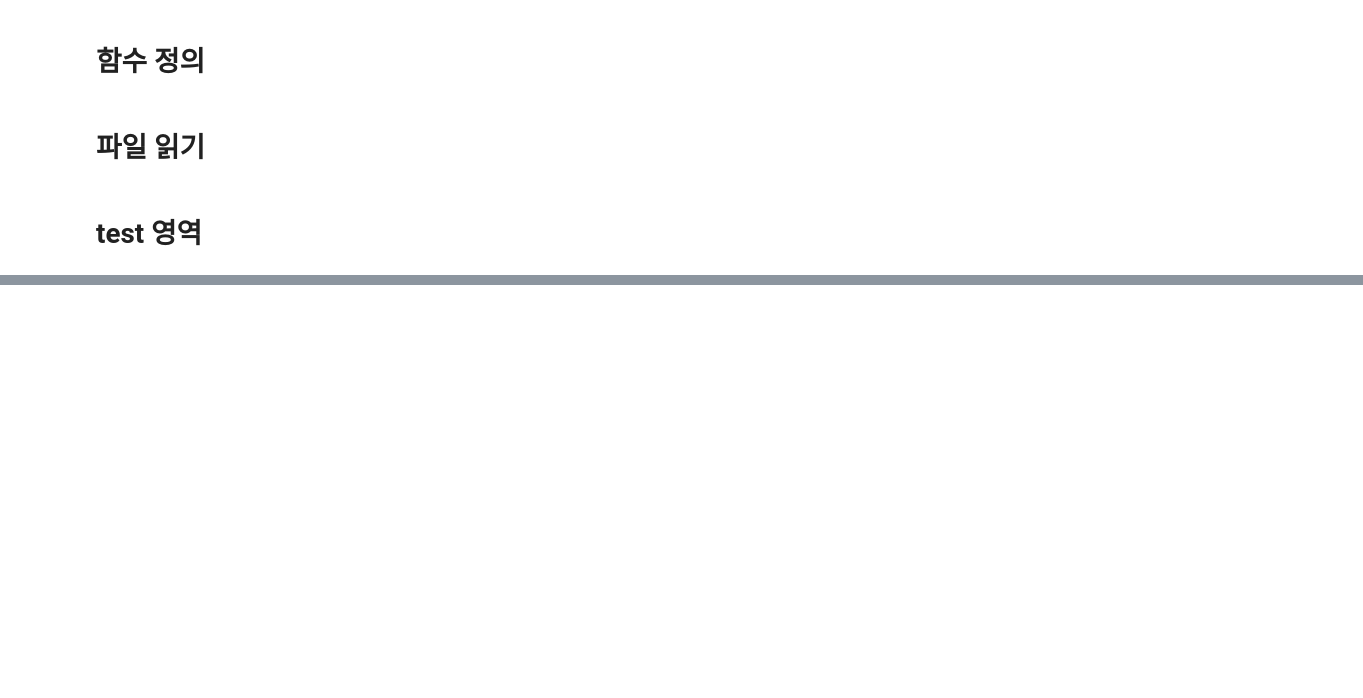
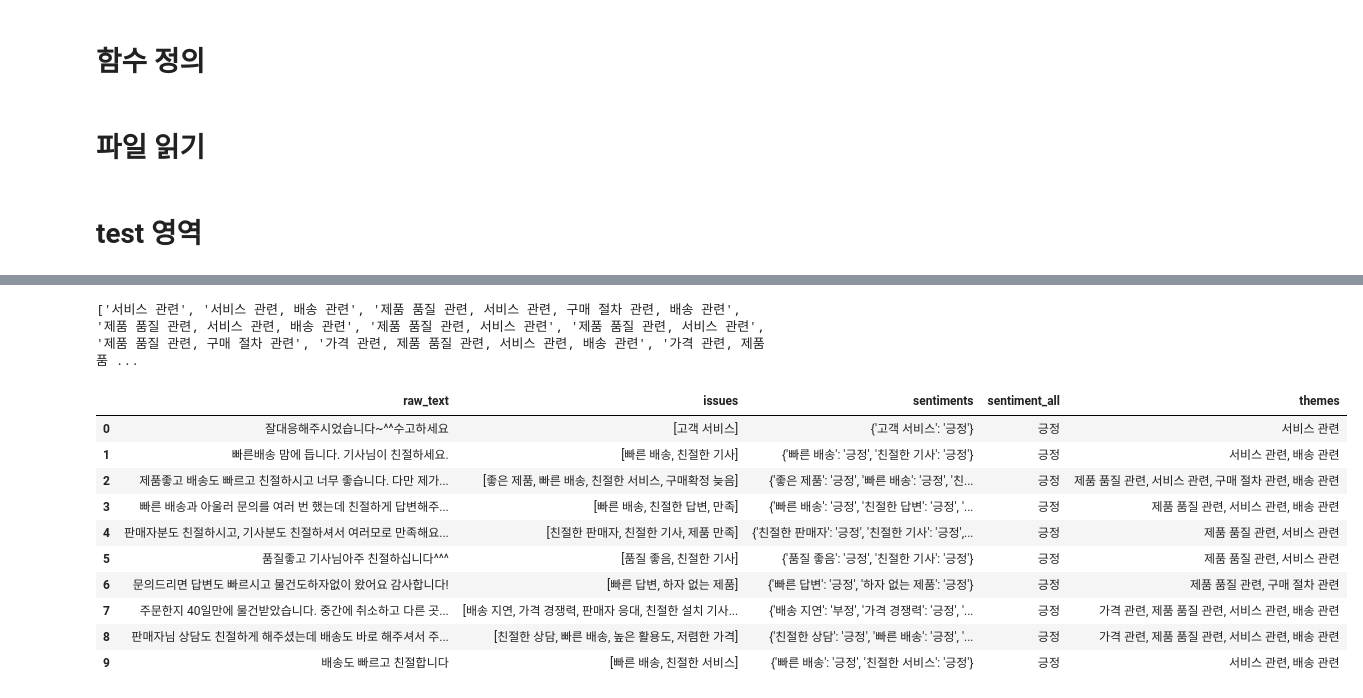
Before and after one commit to ohr-ds/LLM_summary, a Jupyter notebook: m03_gpt_senti_tuned.ipynb, the cells around one changed output, grey strips where cells are left out. Saved outputs shown, nothing was run; the diff lists cells and outputs as text; code cells hidden in the pictures; blank space fills up the shorter version.

Commit message:
prompt변경(JSON형태로 변경, theme instruction 변경)

```diff
--- a/m03_gpt_senti_tuned.ipynb
+++ b/m03_gpt_senti_tuned.ipynb
@@ -112,0 +181,3 @@ Name: raw_text, dtype: object
+# %%
+content_dict = convert_to_dict(content)
+print(content_dict)
@@ -112,0 +186,12 @@ Name: raw_text, dtype: object
+# %%
+raw_text = extract_raw_text(content_dict)
+issue = extract_issues(content_dict)
+sentiment = extract_sentiments(content_dict)
+sentiment_all = extract_sentiment_all(content_dict)
+print(raw_text)
+print("-------------------")
+print(issue)
+print("-------------------")
+print(sentiment)
+print("-------------------")
+print(sentiment_all)
@@ -177,0 +273,40 @@ results = pd.DataFrame(results_list)
+# %%
+# (Step 2) 모든 issue 데이터를 기반으로 theme 추출
+# 모든 issue를 리스트로 합침
+all_issues = [item for sublist in issues_list for item in sublist]
+all_issues_str = ', '.join(all_issues)
+system_messages_for_clustering = {"role": "system", "content": theme_instructions}
+user_messages_for_clustering = {"role": "user", "content": all_issues_str}
+messages_for_clustering = [system_messages_for_clustering, user_messages_for_clustering]
+themes_response = get_response(messages_for_clustering)
+themes_response_dict = convert_to_dict(themes_response)
+if themes_response_dict is not None:
+    themes = map_issues_to_themes(issues_list, themes_response_dict)
+else:
+    print("Failed to convert themes response to dictionary.")
+# %%
+print(themes)
+# %% [output]
+['서비스 관련', '서비스 관련, 배송 관련', '제품 품질 관련, 서비스 관련, 구매 절차 관련, 배송 관련', '제품 품질 관련, 서비스 관련, 배송 관련', '제품 품질 관련, 서비스 관련', '제품 품질 관련, 서비스 관련', '제품 품질 관련, 구매 절차 관련', '가격 관련, 제품 품질 관련, 서비스 관련, 배송 관련', '가격 관련, 제품 품 ...
+# %%
+result = pd.DataFrame({
+    "raw_text": raw_texts_list,
+    "issues": issues_list,
+    "sentiments": sentiments_list,
+    "sentiment_all": sentiment_all_list,
+    "themes": themes
+})
+# %%
+result
+# %% [output]
+|  | raw_text | issues | sentiments | sentiment_all | themes |
+| 0 | 잘대응해주시었습니다~^^수고하세요 | [고객 서비스] | {'고객 서비스': '긍정'} | 긍정 | 서비스 관련 |
+| 1 | 빠른배송 맘에 듭니다. 기사님이 친절하세요. | [빠른 배송, 친절한 기사] | {'빠른 배송': '긍정', '친절한 기사': '긍정'} | 긍정 | 서비스 관련, 배송 관련 |
+| 2 | 제품좋고 배송도 빠르고 친절하시고 너무 좋습니다. 다만 제가... | [좋은 제품, 빠른 배송, 친절한 서비스, 구매확정 늦음] | {'좋은 제품': '긍정', '빠른 배송': '긍정', '친... | 긍정 | 제품 품질 관련, 서비스 관련, 구매 절차 관련, 배송 관련 |
+| 3 | 빠른 배송과 아울러 문의를 여러 번 했는데 친절하게 답변해주... | [빠른 배송, 친절한 답변, 만족] | {'빠른 배송': '긍정', '친절한 답변': '긍정', '... | 긍정 | 제품 품질 관련, 서비스 관련, 배송 관련 |
+| 4 | 판매자분도 친절하시고, 기사분도 친절하셔서 여러모로 만족해요... | [친절한 판매자, 친절한 기사, 제품 만족] | {'친절한 판매자': '긍정', '친절한 기사': '긍정',... | 긍정 | 제품 품질 관련, 서비스 관련 |
+| 5 | 품질좋고 기사님아주 친절하십니다^^^ | [품질 좋음, 친절한 기사] | {'품질 좋음': '긍정', '친절한 기사': '긍정'} | 긍정 | 제품 품질 관련, 서비스 관련 |
+| 6 | 문의드리면 답변도 빠르시고 물건도하자없이 왔어요 감사합니다! | [빠른 답변, 하자 없는 제품] | {'빠른 답변': '긍정', '하자 없는 제품': '긍정'} | 긍정 | 제품 품질 관련, 구매 절차 관련 |
+| 7 | 주문한지 40일만에 물건받았습니다. 중간에 취소하고 다른 곳... | [배송 지연, 가격 경쟁력, 판매자 응대, 친절한 설치 기사... | {'배송 지연': '부정', '가격 경쟁력': '긍정', '... | 긍정 | 가격 관련, 제품 품질 관련, 서비스 관련, 배송 관련 |
+| 8 | 판매자님 상담도 친절하게 해주셨는데 배송도 바로 해주셔서 주... | [친절한 상담, 빠른 배송, 높은 활용도, 저렴한 가격] | {'친절한 상담': '긍정', '빠른 배송': '긍정', '... | 긍정 | 가격 관련, 제품 품질 관련, 서비스 관련, 배송 관련 |
+| 9 | 배송도 빠르고 친절합니다 | [빠른 배송, 친절한 서비스] | {'빠른 배송': '긍정', '친절한 서비스': '긍정'} | 긍정 | 서비스 관련, 배송 관련 |
```
Also changed, not shown: parts of 28 cells of this notebook, 2 other files.
